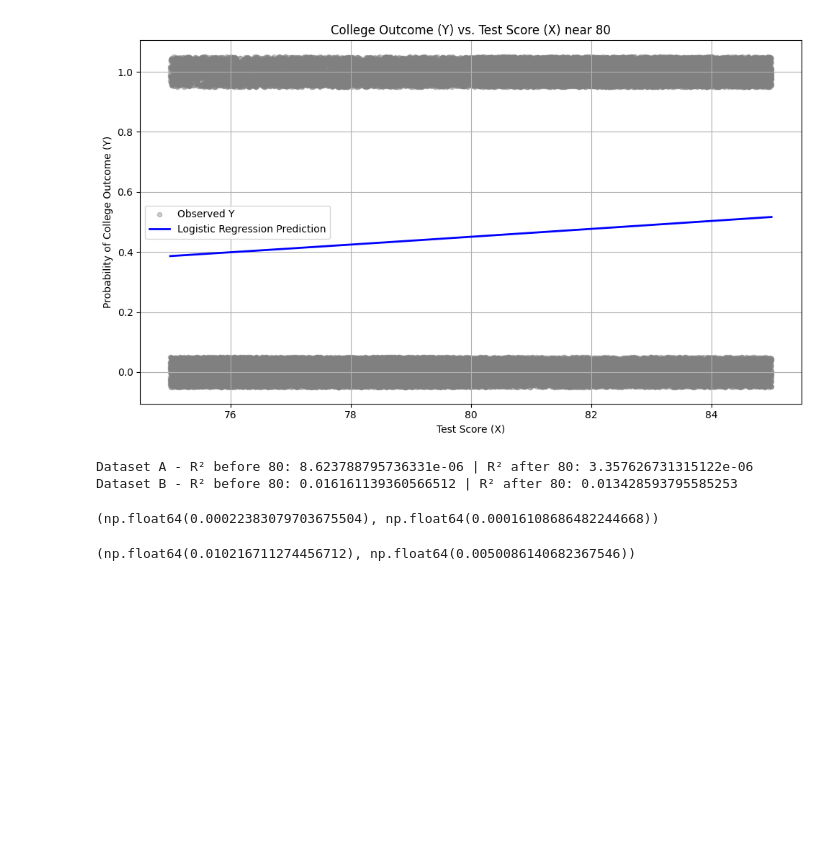
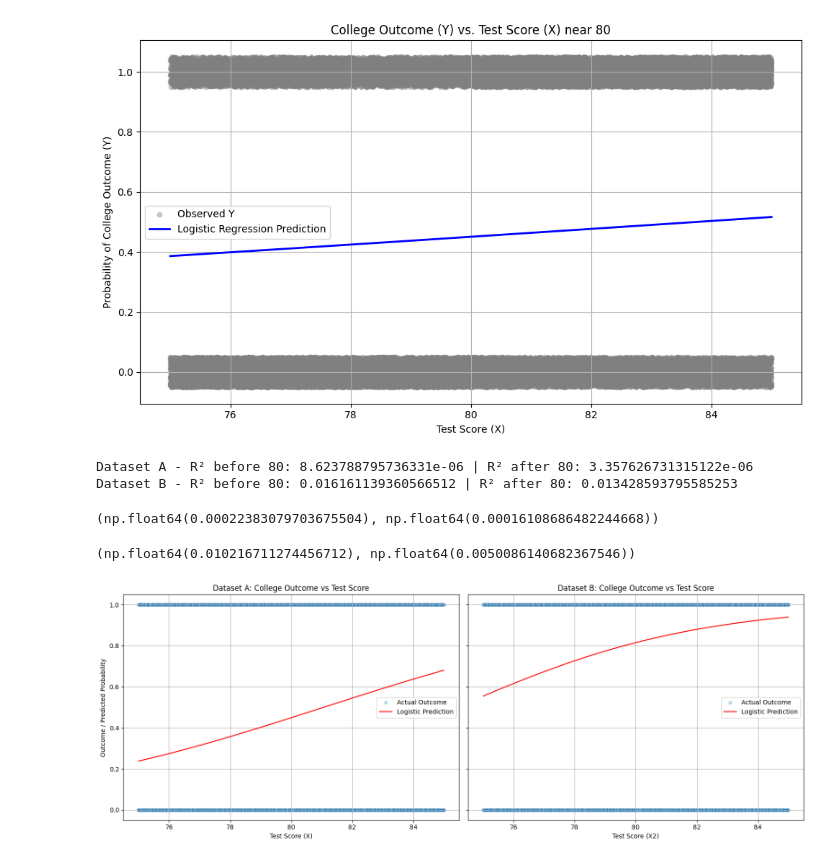
Before and after one commit to DorryJing/2025-summer-mod-6, a Jupyter notebook: coding_quiz_4.ipynb, the cells around one changed output. Saved outputs shown, nothing was run; the diff lists cells and outputs as text; code cells hidden in the pictures; blank space fills up the shorter version.

```diff
--- a/coding_quiz_4.ipynb
+++ b/coding_quiz_4.ipynb
@@ -205,3 +205,48 @@ slope_a
 slope_b
 # %% [output]
 (np.float64(0.010216711274456712), np.float64(0.0050086140682367546))
+# %%
+import seaborn as sns
+df_a = pd.read_csv("homework_4.2.a.csv")
+df_b = pd.read_csv("homework_4.2.b.csv")
+
+
+df_a_filtered = df_a[(df_a['X'] >= 75) & (df_a['X'] <= 85)]
+df_b_filtered = df_b[(df_b['X2'] >= 75) & (df_b['X2'] <= 85)]
+
+model_a = LogisticRegression()
+X_a = df_a_filtered[['X']]
+y_a = df_a_filtered['Y']
+model_a.fit(X_a, y_a)
+x_range_a = np.linspace(75, 85, 200).reshape(-1, 1)
+y_probs_a = model_a.predict_proba(x_range_a)[:, 1]
+
+model_b = LogisticRegression()
+X_b = df_b_filtered[['X2']]
+y_b = df_b_filtered['Y2']
+model_b.fit(X_b, y_b)
+x_range_b = np.linspace(75, 85, 200).reshape(-1, 1)
+y_probs_b = model_b.predict_proba(x_range_b)[:, 1]
+
+
+fig, axs = plt.subplots(1, 2, figsize=(16, 6), sharey=True)
+
+# Plot A
+sns.scatterplot(ax=axs[0], x='X', y='Y', data=df_a_filtered, alpha=0.3, label='Actual Outcome')
+sns.lineplot(ax=axs[0], x=x_range_a.flatten(), y=y_probs_a, color='red', label='Logistic Prediction')
+axs[0].set_title("Dataset A: College Outcome vs Test Score")
+axs[0].set_xlabel("Test Score (X)")
+axs[0].set_ylabel("Outcome / Predicted Probability")
+axs[0].grid(True)
+
+# Plot B
+sns.scatterplot(ax=axs[1], x='X2', y='Y2', data=df_b_filtered, alpha=0.3, label='Actual Outcome')
+sns.lineplot(ax=axs[1], x=x_range_b.flatten(), y=y_probs_b, color='red', label='Logistic Prediction')
+axs[1].set_title("Dataset B: College Outcome vs Test Score")
+axs[1].set_xlabel("Test Score (X2)")
+axs[1].grid(True)
+
+plt.tight_layout()
+plt.show()
+# %% [output]
+[figure, added]
```
